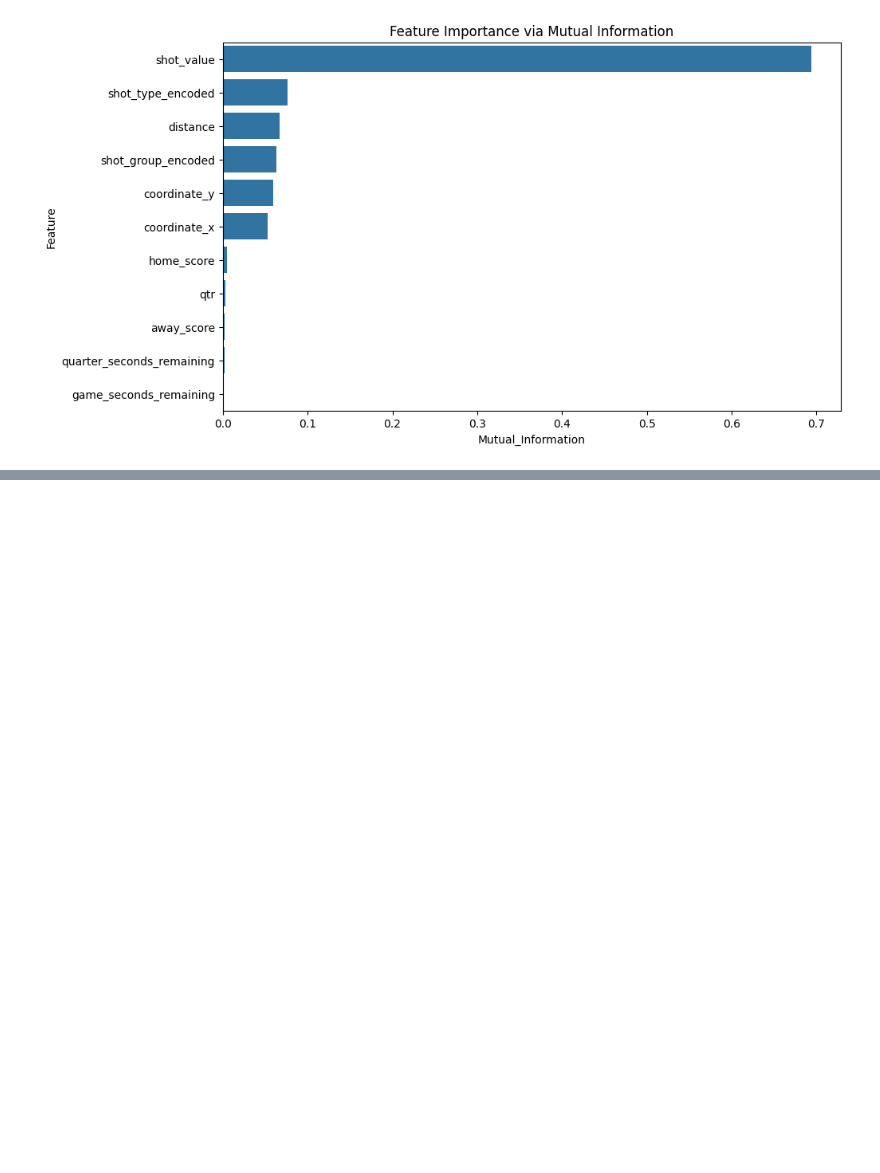
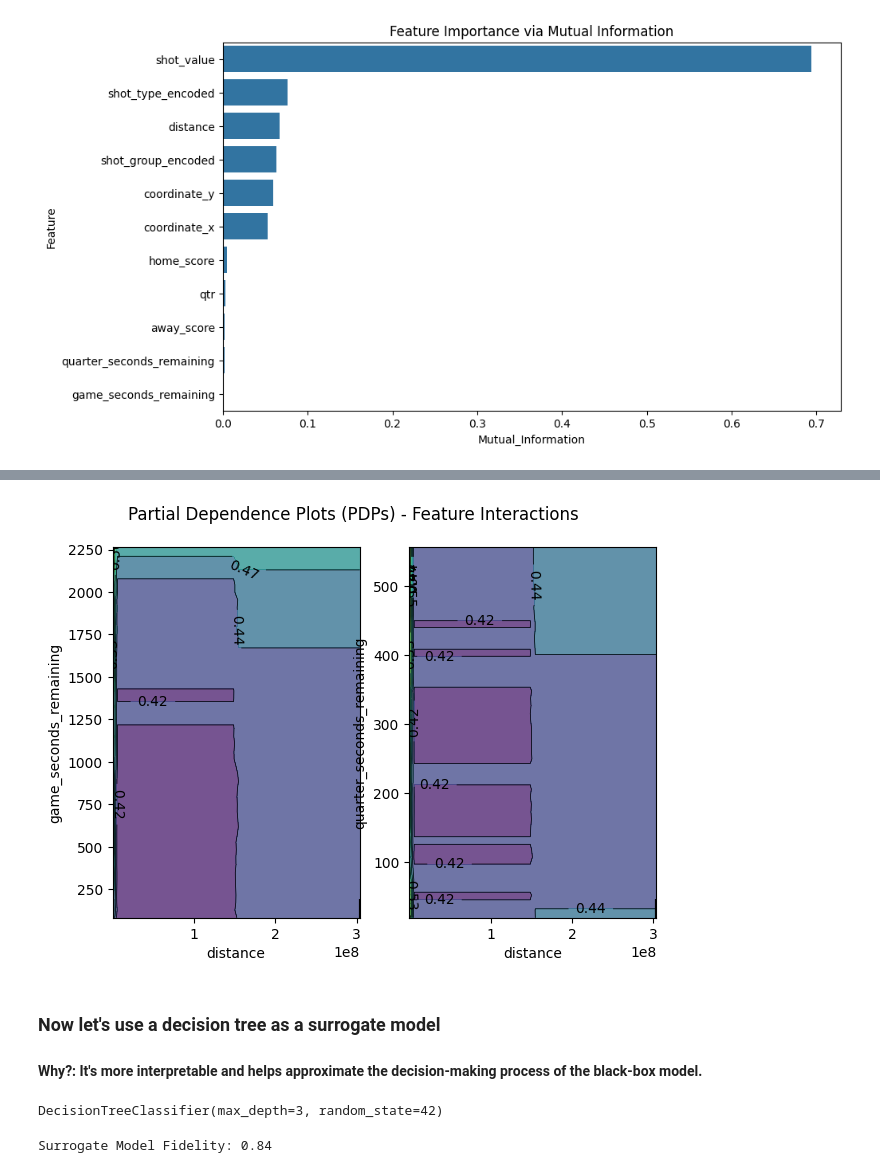
Before and after one commit to v2denny/wnbaXAI, a Jupyter notebook: shap.ipynb, the cells around one changed output, grey strips where cells are left out. Cells and saved outputs as stored; diff of their text form; code cells hidden in the pictures; blank space fills up the shorter version.

```diff
--- a/shap.ipynb
+++ b/shap.ipynb
@@ -198,0 +209,50 @@ plt.show()
+# %%
+# Selected feature pairs for two-feature PDPs
+interaction_features = [(7, 6), (0,1)]  # distance vs game_seconds_remaining, etc.
+
+# Generate 2D PDPs
+PartialDependenceDisplay.from_estimator(
+    black_box_model,
+    X_train,
+    interaction_features,
+    feature_names=[
+        "coordinate_x",
+        "coordinate_y",
+        "home_score",
+        "away_score",
+        "qtr",
+        "quarter_seconds_remaining",
+        "game_seconds_remaining",
+        "distance",
+        "shot_group_encoded",
+        "shot_type_encoded"
+    ],
+    grid_resolution=50,
+)
+
+# Display the plot
+plt.suptitle("Partial Dependence Plots (PDPs) - Feature Interactions")
+plt.tight_layout()
+plt.show()
+# %% [output]
+[figure, added]
+# %% [markdown]
+### Now let's use a decision tree as a surrogate model
+#### Why?: It's more interpretable and helps approximate the decision-making process of the black-box model.
+# %%
+from sklearn.tree import DecisionTreeClassifier
+
+# Train a decision tree as a surrogate model
+surrogate_model = DecisionTreeClassifier(max_depth=3, random_state=42)
+surrogate_model.fit(X_train, y_black_box_train)
+# %% [output]
+DecisionTreeClassifier(max_depth=3, random_state=42)
+# %%
+from sklearn.metrics import accuracy_score
+
+# Evaluate fidelity
+y_surrogate_pred = surrogate_model.predict(X_test)
+fidelity = accuracy_score(black_box_model.predict(X_test), y_surrogate_pred)
+print(f"Surrogate Model Fidelity: {fidelity:.2f}")
+# %% [output]
+Surrogate Model Fidelity: 0.84
```
Also changed, not shown: parts of 14 cells of this notebook.
